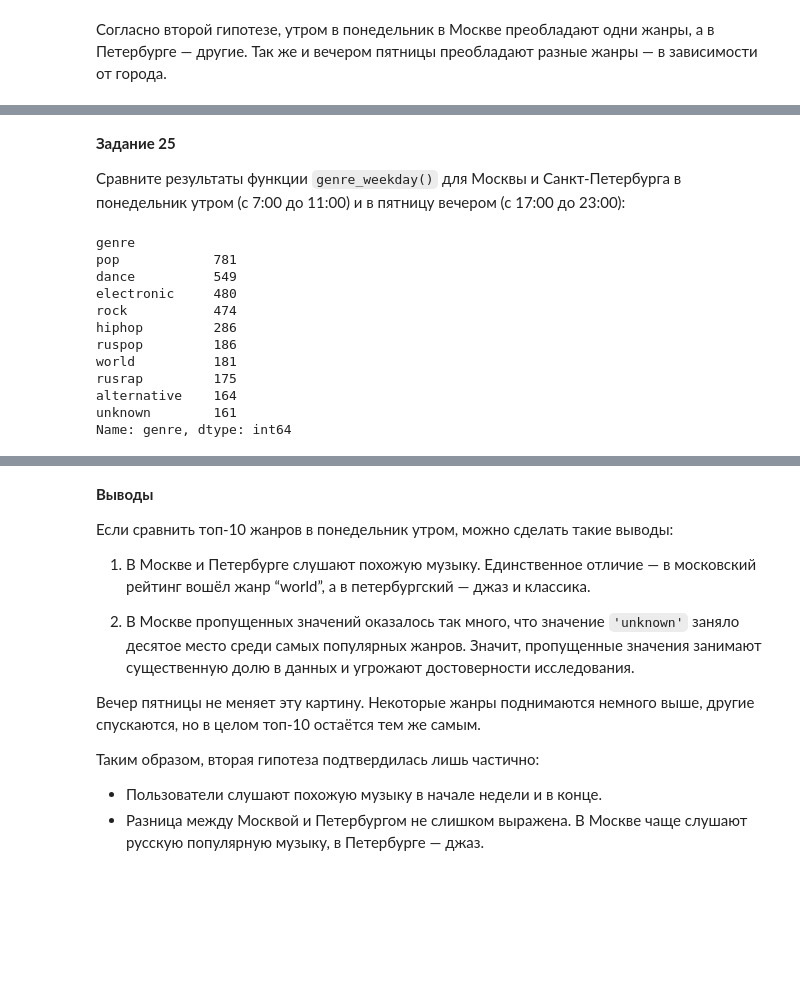
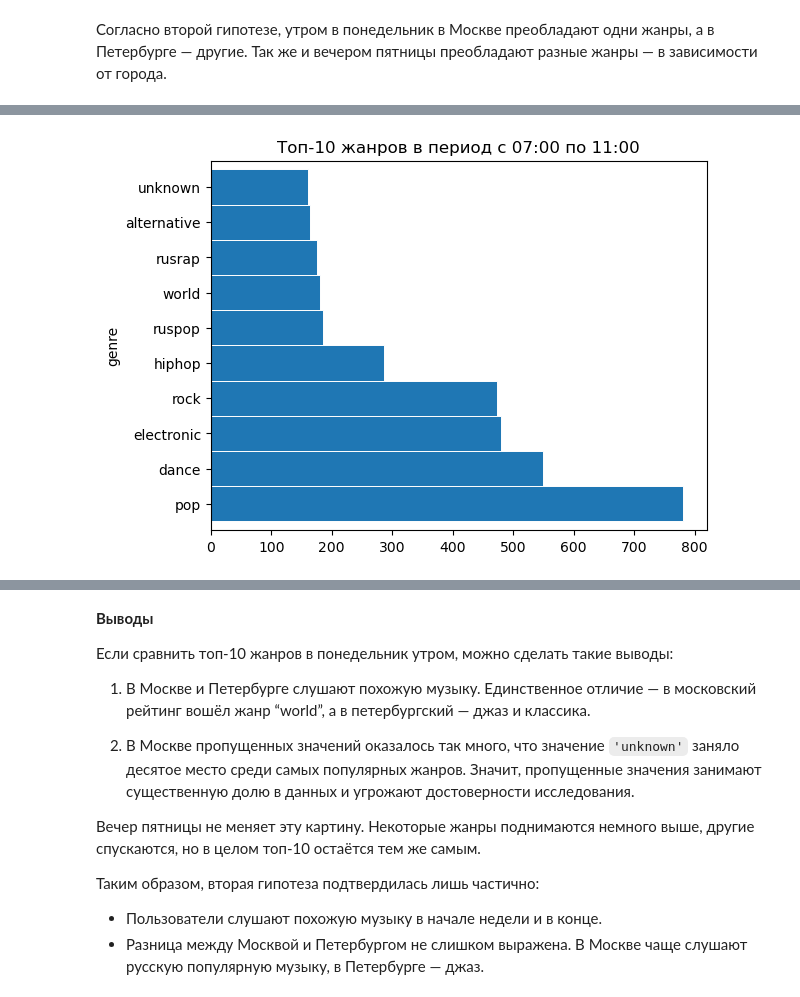
Before and after one commit to Vasart-ds/ya_music_ru, a Jupyter notebook: ya_music.ipynb, the cells around one changed output, grey strips where cells are left out. Drawn from its saved outputs; the diff is of its cells as text; code cells hidden in the pictures; blank space fills up the shorter version.

```diff
--- a/ya_music.ipynb
+++ b/ya_music.ipynb
@@ -328,23 +272,16 @@ def genre_weekday(df, day, time1, time2):
-# %% [markdown]
-**Задание 25**
-
-
-Cравните результаты функции `genre_weekday()` для Москвы и Санкт-Петербурга в понедельник утром (с 7:00 до 11:00) и в пятницу вечером (с 17:00 до 23:00):
-# %%
-genre_weekday(moscow_general, 'Monday', '07:00', '11:00')
-# вызов функции для утра понедельника в Москве (вместо df — таблица moscow_general)
-# объекты, хранящие время, являются строками и сравниваются как строки
-# пример вызова: genre_weekday(moscow_general, 'Monday', '07:00', '11:00')
-# %% [output]
-genre
-pop            781
-dance          549
-electronic     480
-rock           474
-hiphop         286
-ruspop         186
-world          181
-rusrap         175
-alternative    164
-unknown        161
-Name: genre, dtype: int64
+# %%
+# вынесем города в отдельные переменные
+moscow_general = df[df.city == 'Moscow']
+spb_general = df[df.city == 'Saint-Petersburg']
+# %%
+def genre_weekday(df, day, time_1, time_2, top_range):
+    genre_df = df[df['day'] == day]
+    genre_df = genre_df[genre_df['time'] > time_1]
+    genre_df = genre_df[genre_df['time'] < time_2]
+    genre_df_grouped = genre_df.groupby('genre')['genre'].count().sort_values(ascending=False)
+    return genre_df_grouped[:top_range].plot(kind='barh', width=1, edgecolor="white", linewidth=0.7,
+                                             title=f'Топ-{top_range} жанров в период с {time_1} по {time_2}');
+# %%
+genre_weekday(moscow_general, 'Monday', '07:00', '11:00', 10);
+# %% [output]
+[figure, added]
```
Also changed, not shown: parts of 25 cells of this notebook.
